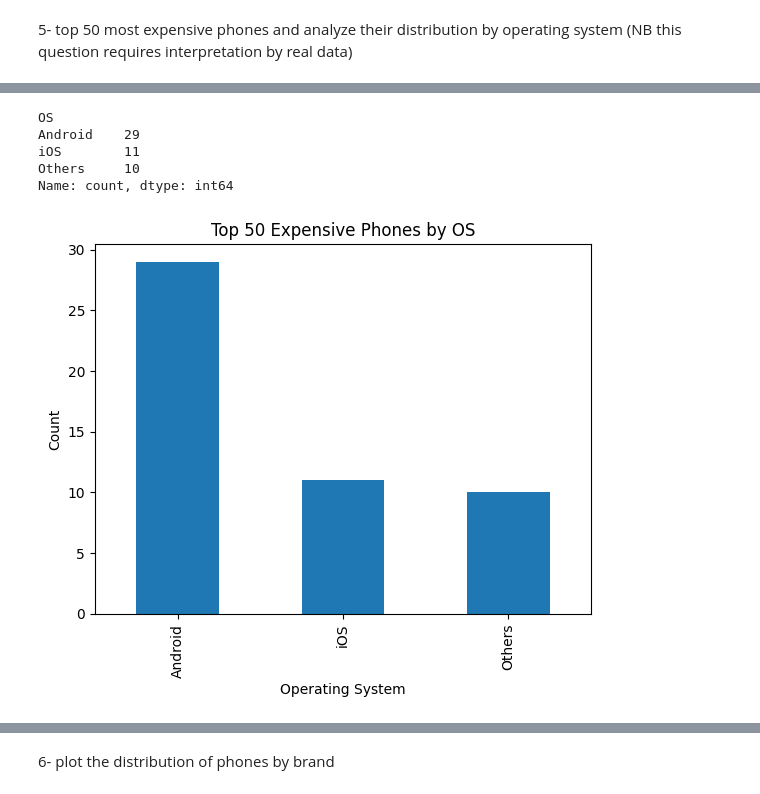
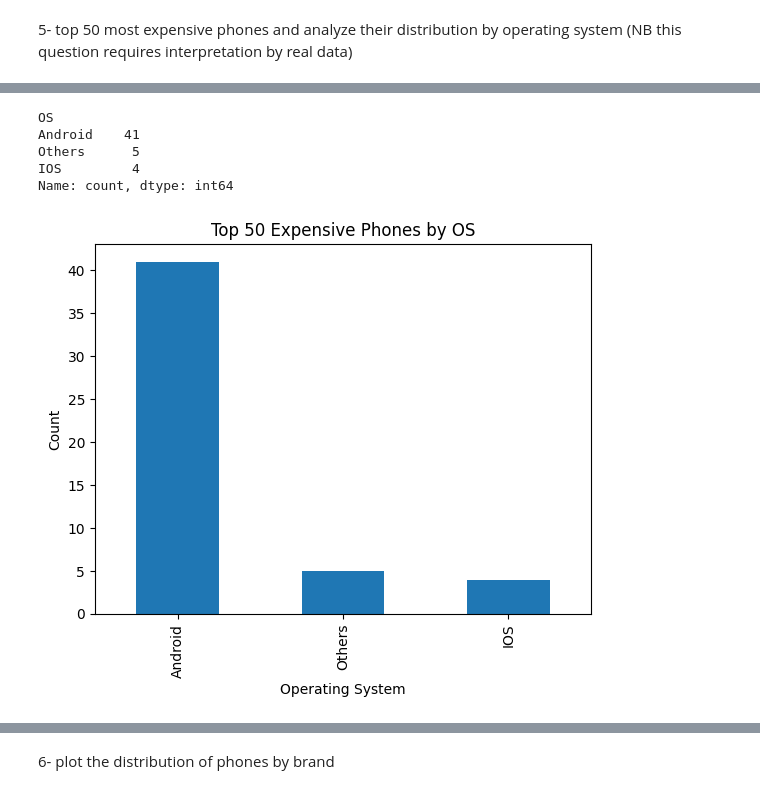
Before and after one commit to realBagher/gsmarean_analysis_ns, a Jupyter notebook: Statistics.ipynb, the cells around one changed output, grey strips where cells are left out. Drawn from its saved outputs; the diff is of its cells as text; code cells hidden in the pictures.

```diff
--- a/Statistics.ipynb
+++ b/Statistics.ipynb
@@ -7,0 +9,3 @@ import seaborn as sns
+# %%
+engine = create_engine('mysql+pymysql://root:nedamomen%40241292@127.0.0.1:3306/gsmarena')
+connection = engine.connect()
@@ -187,10 +251,17 @@ plt.show()
 # %% [markdown]
 5- top 50 most expensive phones and analyze their distribution by operating system (NB this question requires interpretation by real data)
 # %%
-# hypothetical data
-df = pd.DataFrame({
-    'Price': np.random.randint(200, 2000, 500),
-    'OS': np.random.choice(['Android', 'iOS', 'Others'], 500, p=[0.7, 0.2, 0.1])
-})
-df.head()
+# # hypothetical data
+# df = pd.DataFrame({
+#     'Price': np.random.randint(200, 2000, 500),
+#     'OS': np.random.choice(['Android', 'iOS', 'Others'], 500, p=[0.7, 0.2, 0.1])
+# })
+# df.head()
+q="""
+select price, operation_id
+from devices
+where type='PHONE'
+"""
+df = pd.read_sql_query(q, connection)
+df
 # %% [output]
@@ -202,0 +301,3 @@ df.head()
+# %%
+df['OS'] = ['Android' if x == 7  else'IOS' if x == 1 else 'Others' for x in df.operation_id ]
+df
@@ -203,29 +318,29 @@ df.head()
 # %%
 
-top_50_phones = df.nlargest(50, 'Price')
+top_50_phones = df.sort_values('price', ascending=False).reset_index().loc[:49]
 
 os_counts = top_50_phones['OS'].value_counts()
 print(os_counts)
 
 # relationship between price and OS
 os_counts.plot(kind='bar', title='Top 50 Expensive Phones by OS')
 plt.xlabel('Operating System')
 plt.ylabel('Count')
 plt.show()
 # groups = df.groupby('OS')
 # fig, ax = plt.subplots()
 # for name, group in groups:
 #     ax.plot(group.OS, group.Price, marker='o', linestyle='', label=name)
 
 # ax.legend()
 # plt.xlabel('OS')
 # plt.ylabel('Price')
 # plt.title('Scatter Plot of Phone Prices by OS')
 # plt.show()
 # %% [output]
 OS
-Android    29
-iOS        11
-Others     10
+Android    41
+Others      5
+IOS         4
 Name: count, dtype: int64
-[figure, old version]
+[figure, new version]
```
Also changed, not shown: parts of 36 cells of this notebook, 11 other files.
